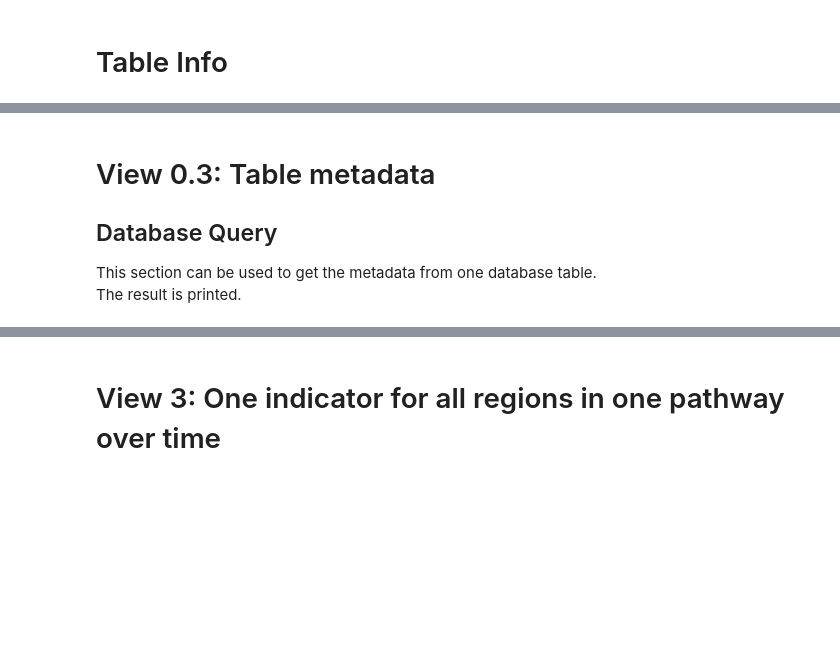
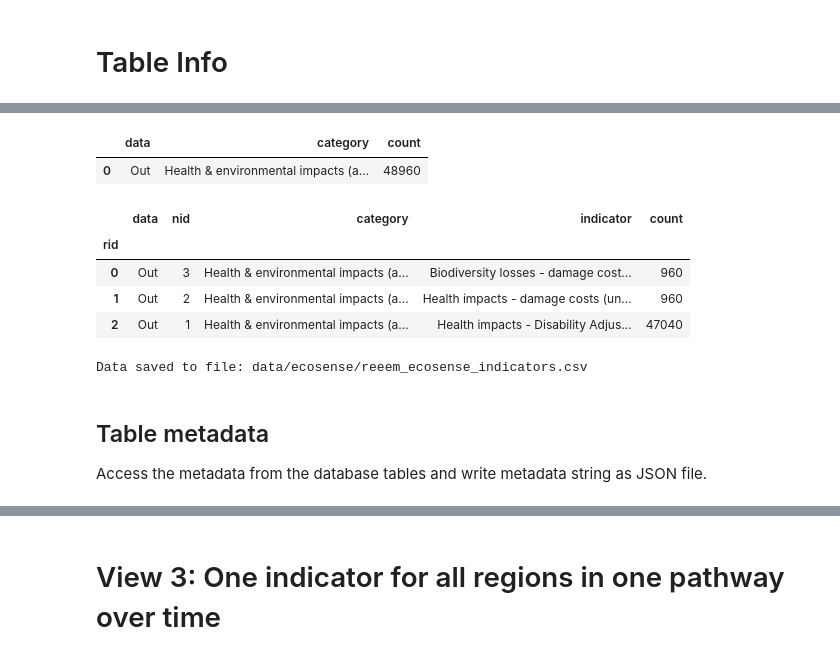
Before and after one commit to ReeemProject/reeem_db, a Jupyter notebook: database_views/reeem_jupyter/reeem_db_plot_EcoSense.ipynb, the cells around one changed output, grey strips where cells are left out. Drawn from its saved outputs; the diff is of its cells as text; code cells hidden in the pictures; blank space fills up the shorter version.

```diff
--- a/database_views/reeem_jupyter/reeem_db_plot_EcoSense.ipynb
+++ b/database_views/reeem_jupyter/reeem_db_plot_EcoSense.ipynb
@@ -125,30 +205,43 @@ df
 # Categories
 column = 'category' # id, pathway, version, region, year, indicator, category, value, unit
 sql = text("""
-    SELECT  {1}, count(*) AS count
-    FROM    {0}
-    GROUP BY {1}
-    ORDER BY {1}; """.format(db_table,column))
-df = pd.read_sql_query(sql, con)
-df
+    SELECT  'In' AS data, {3}, count(*) AS count
+    FROM    {0}.{1}
+    GROUP BY {3}
+    UNION ALL
+    SELECT  'Out' AS data, {3}, count(*) AS count
+    FROM    {0}.{2}
+    GROUP BY {3}; """.format(schema, table_in, table_out, column))
+df_cat = pd.read_sql_query(sql, con)
+df_cat
+# %% [output]
+|  | data | category | count |
+| 0 | Out | Health & environmental impacts (a... | 48960 |
 # %%
 # Indicators
-column = 'category,indicator,nid' # id, pathway, version, region, year, indicator, category, value, unit
+column = 'nid,category,indicator' # id, pathway, version, region, year, indicator, category, value, unit
 sql = text("""
-    SELECT  {1}, count(*) AS count
-    FROM    {0}
-    GROUP BY {1}
-    ORDER BY {1}; """.format(db_table,column))
+    SELECT  'In' AS data, {3}, count(*) AS count
+    FROM    {0}.{1}
+    GROUP BY {3}
+    UNION ALL
+    SELECT  'Out' AS data, {3}, count(*) AS count
+    FROM    {0}.{2}
+    GROUP BY {3}
+    ORDER BY category, indicator, nid; """.format(schema, table_in, table_out, column))
 df_ind = pd.read_sql_query(sql, con)
+df_ind.index.names = ['rid']
 df_ind
+# %% [output]
+|  | data | nid | category | indicator | count |
+| rid |  |  |  |  |  |
+| 0 | Out | 3 | Health & environmental impacts (a... | Biodiversity losses - damage cost... | 960 |
+| 1 | Out | 2 | Health & environmental impacts (a... | Health impacts - damage costs (un... | 960 |
+| 2 | Out | 1 | Health & environmental impacts (a... | Health impacts - Disability Adjus... | 47040 |
 # %%
-# Save data to CSV
-csvname = 'data/reeem_times_output_indicators.csv'
+# Write data as CSV file
+csvname = 'data/{0}/reeem_{0}_indicators.csv'.format(folder)
 df_ind.to_csv(csvname, sep=';')
 print("Data saved to file:", csvname)
+# %% [output]
+Data saved to file: data/ecosense/reeem_ecosense_indicators.csv
-# %% [markdown]
-# View 0.3: Table metadata
-## Database Query
-
-This section can be used to get the metadata from one database table.<br>
-The result is printed.<br>
@@ -159,0 +248,4 @@ df_meta
+# %% [markdown]
+## Table metadata
+
+Access the metadata from the database tables and write metadata string as JSON file.<br>
```
Also changed, not shown: parts of 16 cells of this notebook, 6 other files.
